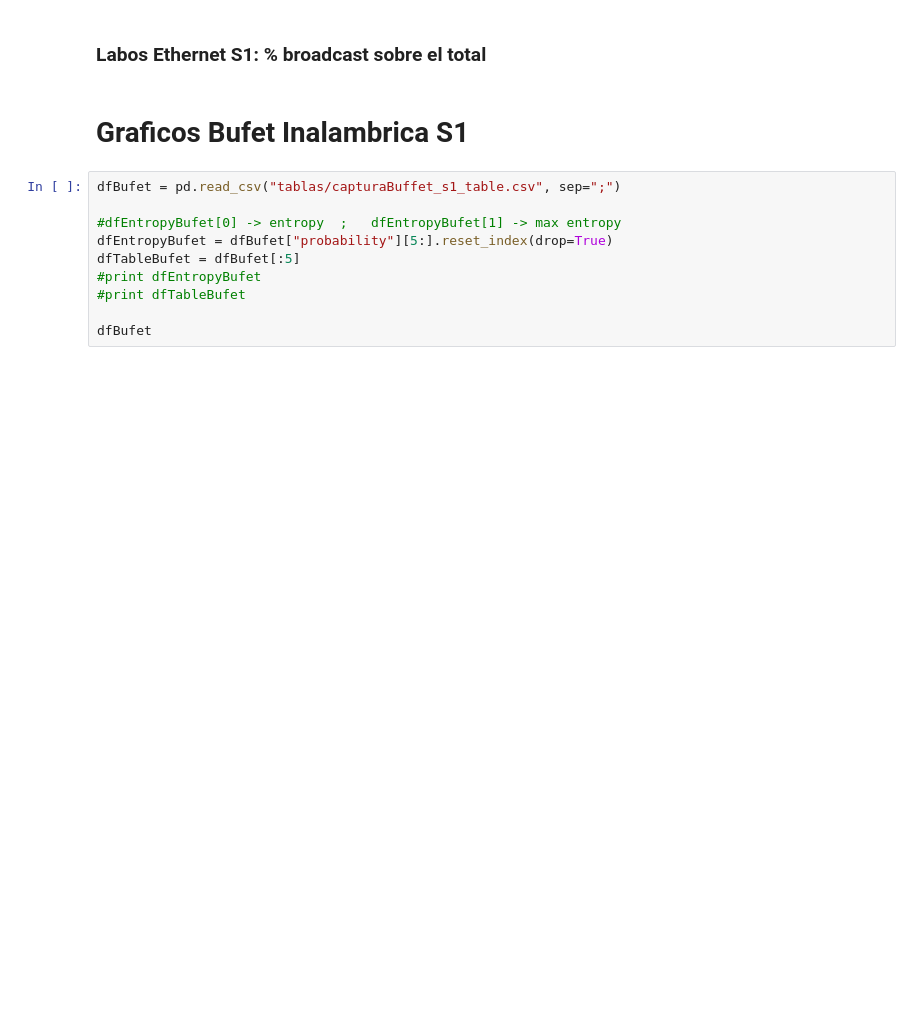
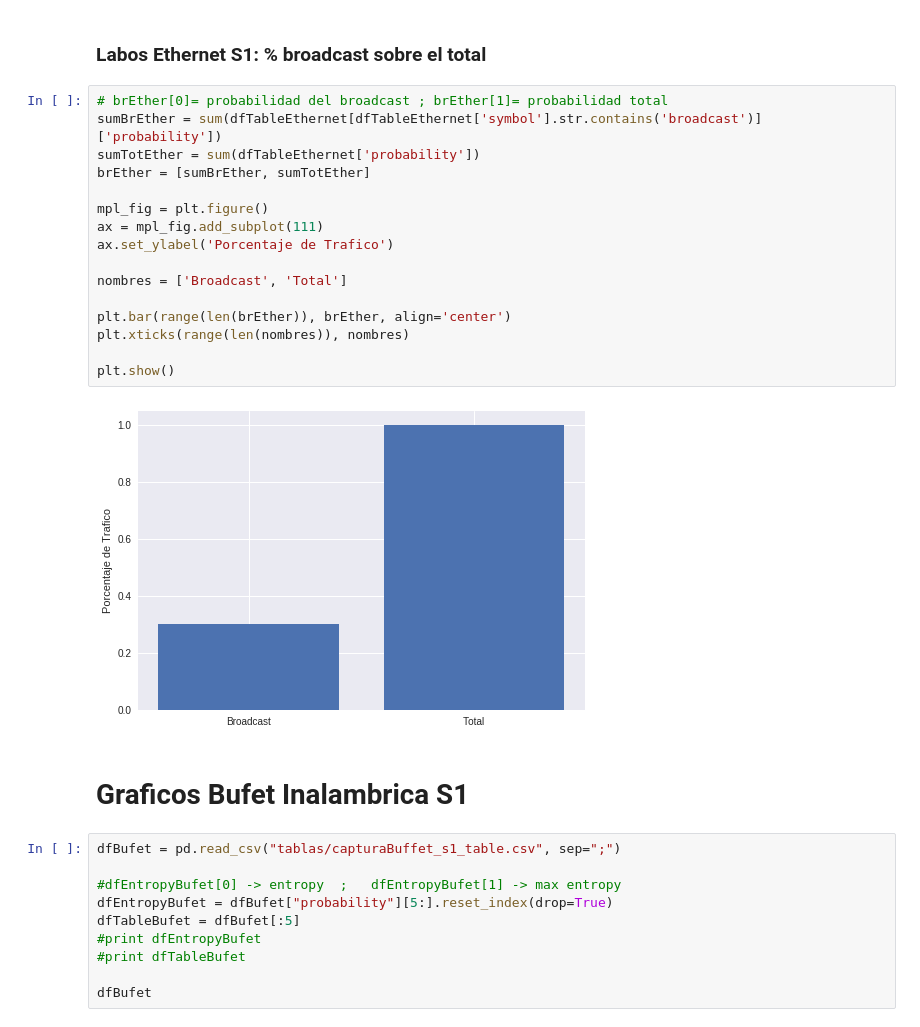
Before and after one commit to a-lavia/redes, a Jupyter notebook: tp1/tools/Graficos-s1.ipynb, the cells around one changed output. Drawn from its saved outputs; the diff is of its cells as text; blank space fills up the shorter version.

```diff
--- a/tp1/tools/Graficos-s1.ipynb
+++ b/tp1/tools/Graficos-s1.ipynb
@@ -68,5 +68,23 @@ plt.show()
 # %% [markdown]
 ### Labos Ethernet S1: % broadcast sobre el total
+# %%
+# brEther[0]= probabilidad del broadcast ; brEther[1]= probabilidad total
+sumBrEther = sum(dfTableEthernet[dfTableEthernet['symbol'].str.contains('broadcast')]['probability'])
+sumTotEther = sum(dfTableEthernet['probability'])
+brEther = [sumBrEther, sumTotEther]
+
+mpl_fig = plt.figure()
+ax = mpl_fig.add_subplot(111)
+ax.set_ylabel('Porcentaje de Trafico')
+
+nombres = ['Broadcast', 'Total']
+
+plt.bar(range(len(brEther)), brEther, align='center')
+plt.xticks(range(len(nombres)), nombres)
+
+plt.show()
+# %% [output]
+[figure, added]
 # %% [markdown]
 # Graficos Bufet Inalambrica S1
 # %%
```
Also changed, not shown: parts of 8 cells of this notebook.
